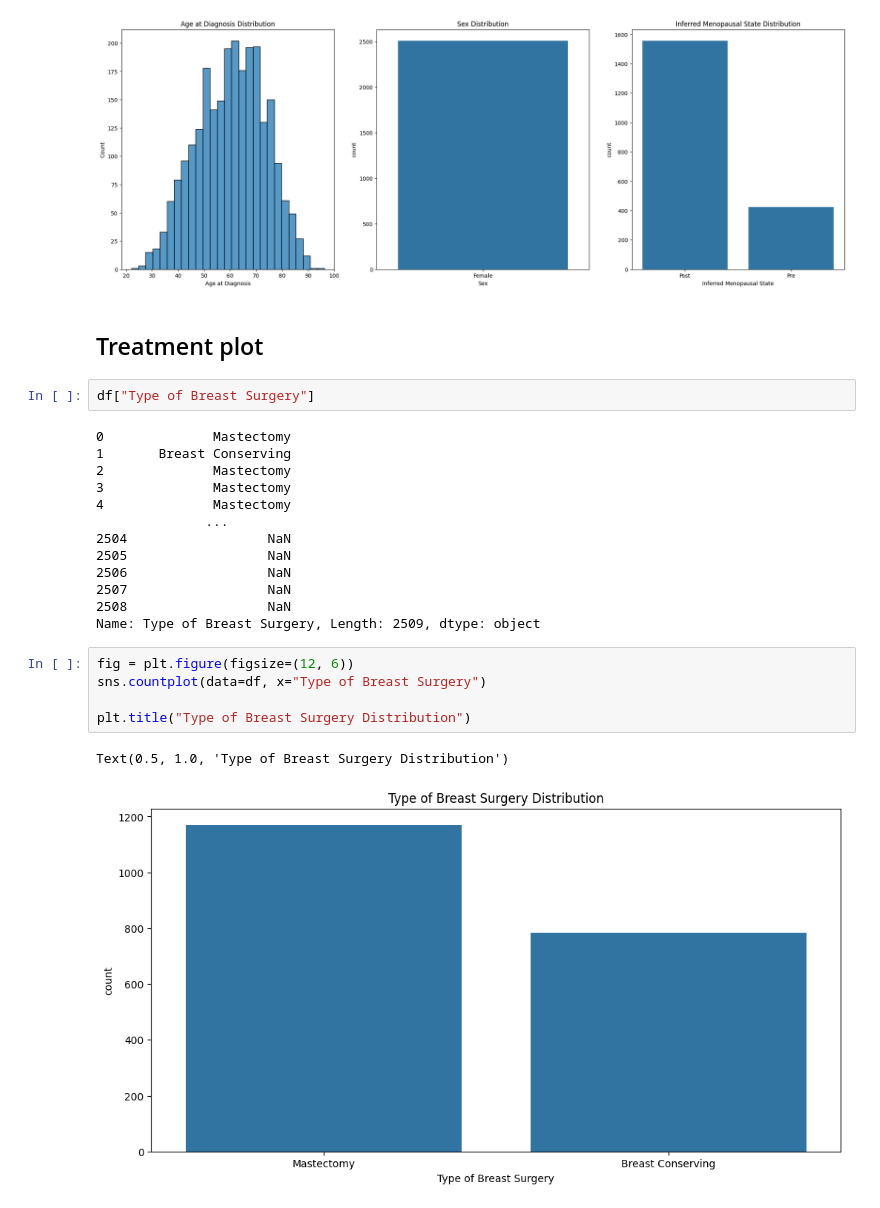
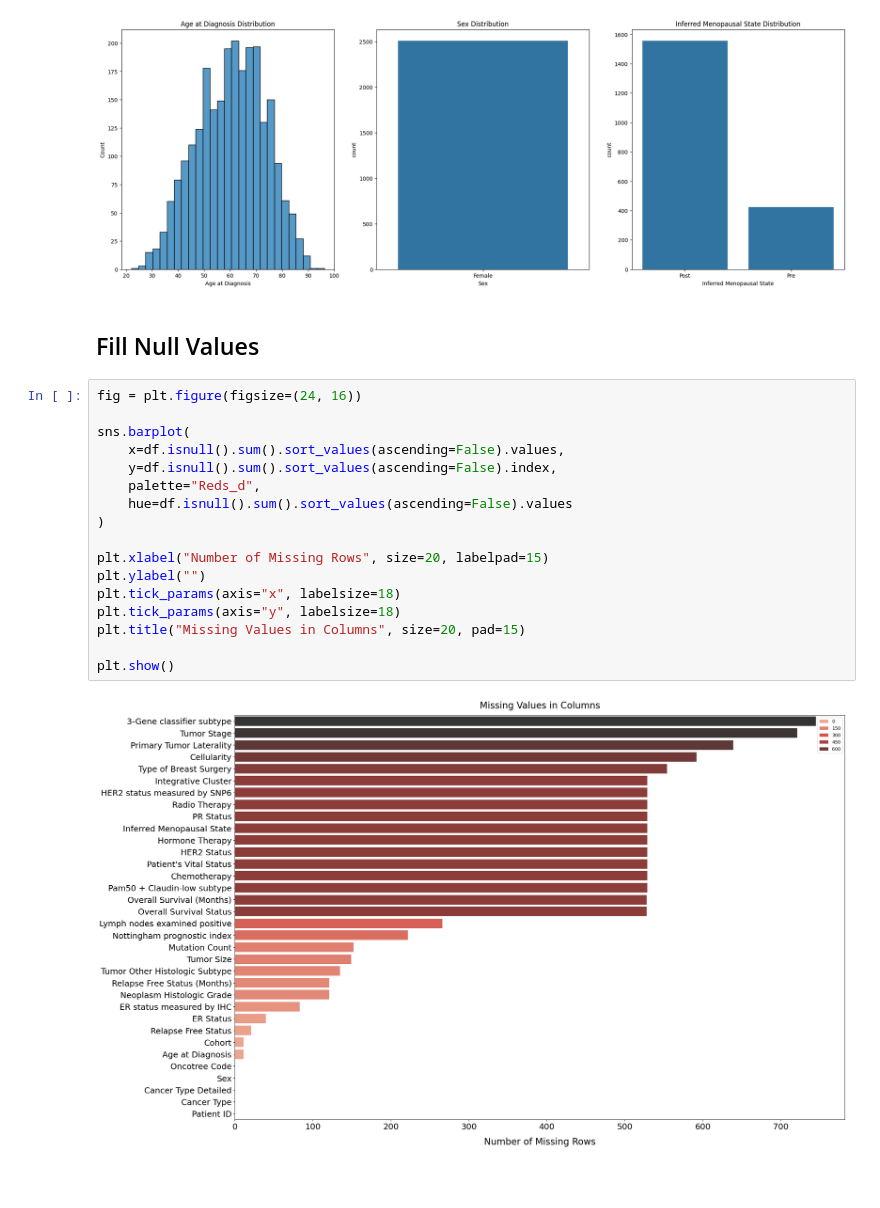
Before and after one commit to Riezmann75/survival-analysis, a Jupyter notebook: metabric_eda.ipynb, the cells around one changed output. Cells and saved outputs as stored; diff of their text form; blank space fills up the shorter version.

Commit message:
feat: add function to fill in the null values

```diff
--- a/metabric_eda.ipynb
+++ b/metabric_eda.ipynb
@@ -79,28 +80,24 @@ axes[2].set_title("Inferred Menopausal State Distribution")
 plt.show()
 # %% [output]
 [figure]
-# %% [markdown]
-## Treatment plot
-# %%
-df["Type of Breast Surgery"]
-# %% [output]
-0              Mastectomy
-1       Breast Conserving
-2              Mastectomy
-3              Mastectomy
-4              Mastectomy
-              ...
-2504                  NaN
-2505                  NaN
-2506                  NaN
-2507                  NaN
-2508                  NaN
-Name: Type of Breast Surgery, Length: 2509, dtype: object
-# %%
-fig = plt.figure(figsize=(12, 6))
-sns.countplot(data=df, x="Type of Breast Surgery")
-
-plt.title("Type of Breast Surgery Distribution")
-# %% [output]
-Text(0.5, 1.0, 'Type of Breast Surgery Distribution')
-[figure, removed]
+# %% [markdown]
+## Fill Null Values
+# %%
+fig = plt.figure(figsize=(24, 16))
+
+sns.barplot(
+    x=df.isnull().sum().sort_values(ascending=False).values,
+    y=df.isnull().sum().sort_values(ascending=False).index,
+    palette="Reds_d",
+    hue=df.isnull().sum().sort_values(ascending=False).values
+)
+
+plt.xlabel("Number of Missing Rows", size=20, labelpad=15)
+plt.ylabel("")
+plt.tick_params(axis="x", labelsize=18)
+plt.tick_params(axis="y", labelsize=18)
+plt.title("Missing Values in Columns", size=20, pad=15)
+
+plt.show()
+# %% [output]
+[figure, added]
```
Also changed, not shown: parts of 7 cells of this notebook.
